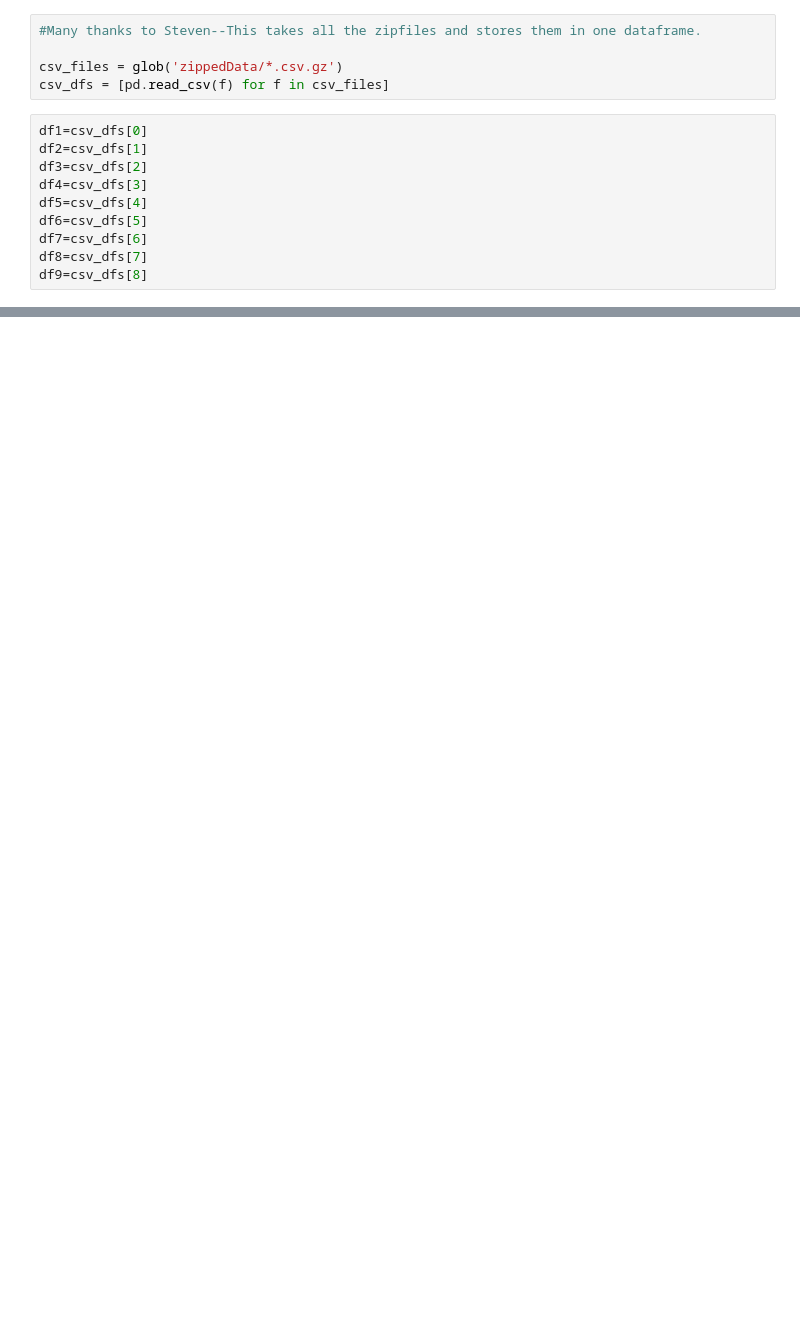
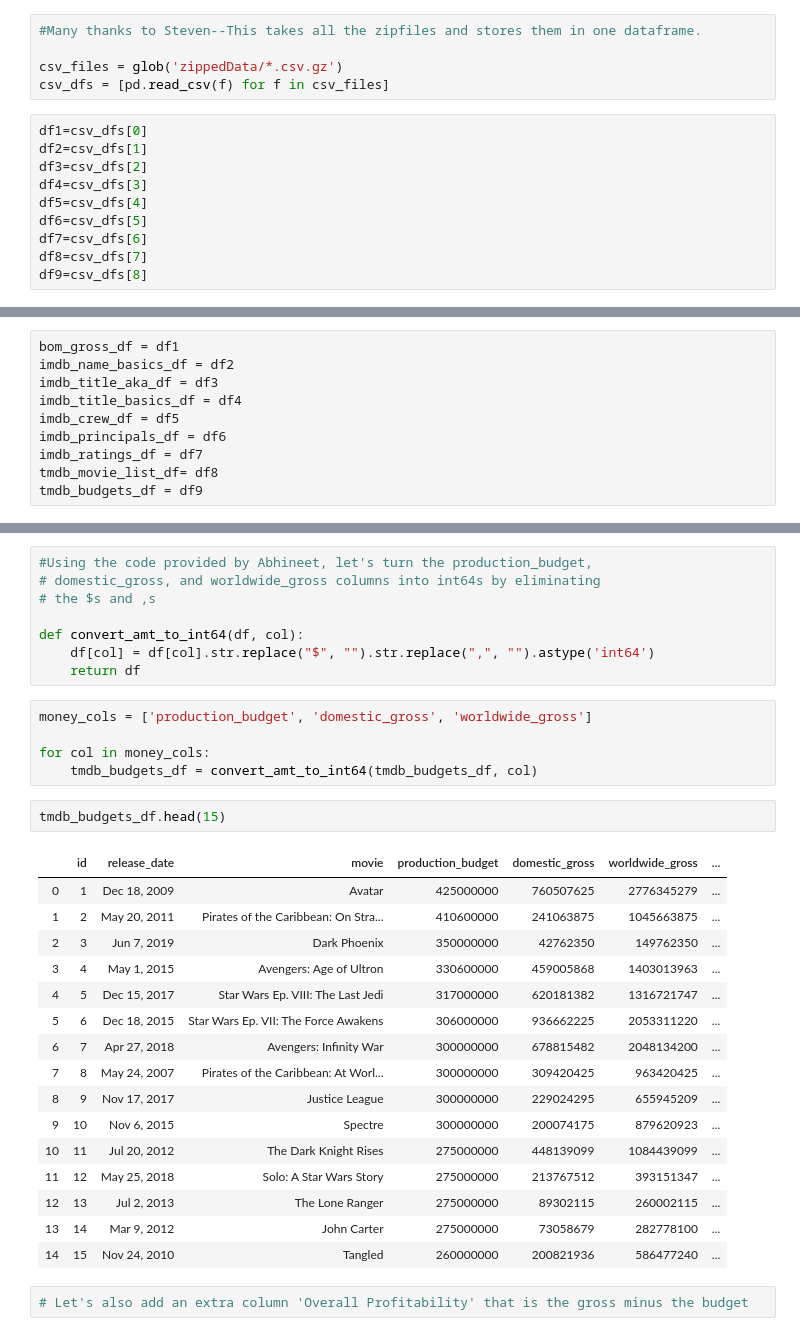
Before and after one commit to stevenzych/movie-analysis, a Jupyter notebook: caleb_draft.ipynb, the cells around one changed output, grey strips where cells are left out. Cells and saved outputs as stored; diff of their text form; blank space fills up the shorter version.

```diff
--- a/caleb_draft.ipynb
+++ b/caleb_draft.ipynb
@@ -314,0 +298,10 @@ object
+# %%
+bom_gross_df = df1
+imdb_name_basics_df = df2
+imdb_title_aka_df = df3
+imdb_title_basics_df = df4
+imdb_crew_df = df5
+imdb_principals_df = df6
+imdb_ratings_df = df7
+tmdb_movie_list_df= df8
+tmdb_budgets_df = df9
@@ -314,0 +697,34 @@ object
+# %%
+#Using the code provided by Abhineet, let's turn the production_budget,
+# domestic_gross, and worldwide_gross columns into int64s by eliminating
+# the $s and ,s
+
+def convert_amt_to_int64(df, col):
+    df[col] = df[col].str.replace("$", "").str.replace(",", "").astype('int64')
+    return df
+# %%
+money_cols = ['production_budget', 'domestic_gross', 'worldwide_gross']
+
+for col in money_cols:
+    tmdb_budgets_df = convert_amt_to_int64(tmdb_budgets_df, col)
+# %%
+tmdb_budgets_df.head(15)
+# %% [output]
+|  | id | release_date | movie | production_budget | domestic_gross | worldwide_gross | ... |
+| 0 | 1 | Dec 18, 2009 | Avatar | 425000000 | 760507625 | 2776345279 | ... |
+| 1 | 2 | May 20, 2011 | Pirates of the Caribbean: On Stra... | 410600000 | 241063875 | 1045663875 | ... |
+| 2 | 3 | Jun 7, 2019 | Dark Phoenix | 350000000 | 42762350 | 149762350 | ... |
+| 3 | 4 | May 1, 2015 | Avengers: Age of Ultron | 330600000 | 459005868 | 1403013963 | ... |
+| 4 | 5 | Dec 15, 2017 | Star Wars Ep. VIII: The Last Jedi | 317000000 | 620181382 | 1316721747 | ... |
+| 5 | 6 | Dec 18, 2015 | Star Wars Ep. VII: The Force Awakens | 306000000 | 936662225 | 2053311220 | ... |
+| 6 | 7 | Apr 27, 2018 | Avengers: Infinity War | 300000000 | 678815482 | 2048134200 | ... |
+| 7 | 8 | May 24, 2007 | Pirates of the Caribbean: At Worl... | 300000000 | 309420425 | 963420425 | ... |
+| 8 | 9 | Nov 17, 2017 | Justice League | 300000000 | 229024295 | 655945209 | ... |
+| 9 | 10 | Nov 6, 2015 | Spectre | 300000000 | 200074175 | 879620923 | ... |
+| 10 | 11 | Jul 20, 2012 | The Dark Knight Rises | 275000000 | 448139099 | 1084439099 | ... |
+| 11 | 12 | May 25, 2018 | Solo: A Star Wars Story | 275000000 | 213767512 | 393151347 | ... |
+| 12 | 13 | Jul 2, 2013 | The Lone Ranger | 275000000 | 89302115 | 260002115 | ... |
+| 13 | 14 | Mar 9, 2012 | John Carter | 275000000 | 73058679 | 282778100 | ... |
+| 14 | 15 | Nov 24, 2010 | Tangled | 260000000 | 200821936 | 586477240 | ... |
+# %%
+# Let's also add an extra column 'Overall Profitability' that is the gross minus the budget
```
Also changed, not shown: parts of 118 cells of this notebook.
